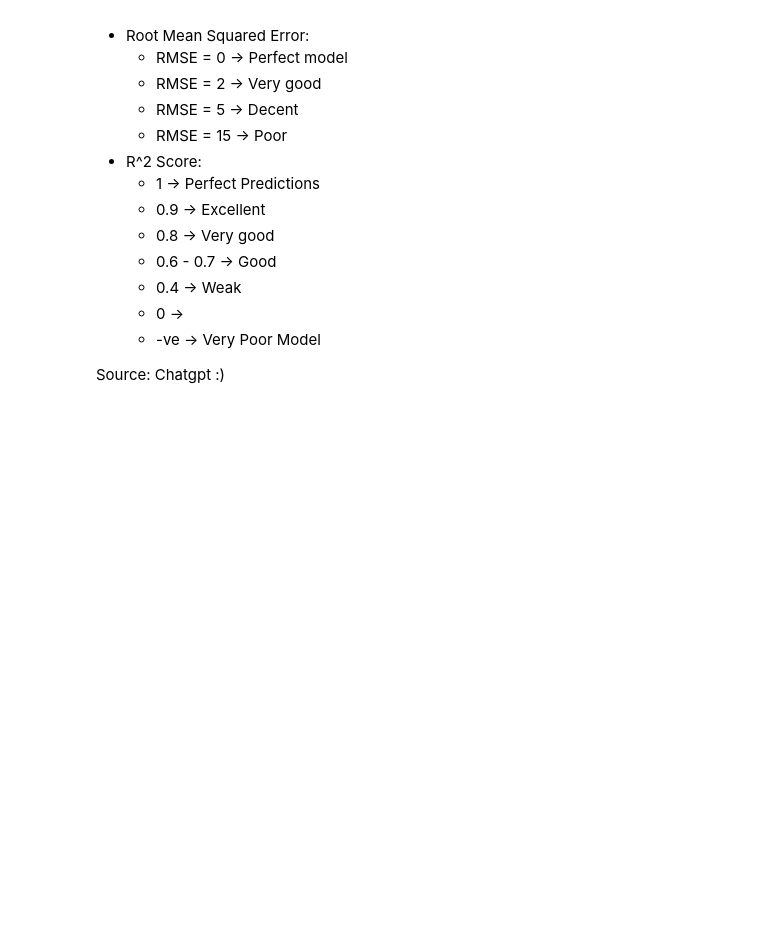
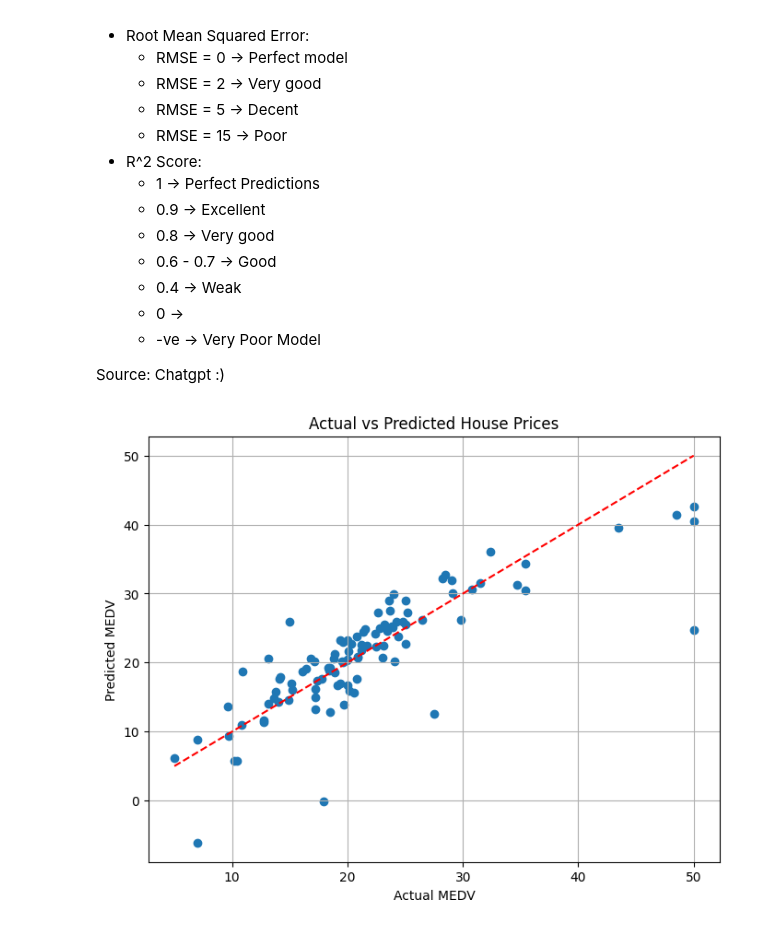
Before and after one commit to laibanadeem1/ML-Internship, a Jupyter notebook: Week1.ipynb, the cells around one changed output. Drawn from its saved outputs; the diff is of its cells as text; code cells hidden in the pictures; blank space fills up the shorter version.

```diff
--- a/Week1.ipynb
+++ b/Week1.ipynb
@@ -195,6 +192,13 @@ Applying linear regression without dropping a feature.
 # %%
 #dropping this feature cuz RAD and TAX are extremely correlated (0.91).
-x = x.drop('RAD', axis=1)
+#dropping other 6 features for experiment 2
+# x = x.drop('RAD', axis=1)
+# x = x.drop('ZN', axis=1)
+# x = x.drop('INDUS', axis=1)
+# x = x.drop('CHAS', axis=1)
+# x = x.drop('NOX', axis=1)
+# x = x.drop('PTRATIO', axis=1)
+# x = x.drop('B', axis=1)
 # %% [markdown]
 ### Train-Test Split
 # %%
@@ -260,3 +272,20 @@ R² Score: 0.6390347738951406
     - -ve -> Very Poor Model
 
 Source: Chatgpt :)
+# %%
+plt.figure(figsize=(8,6))
+plt.scatter(y_test, y_pred)
+
+plt.plot(
+    [y_test.min(), y_test.max()],
+    [y_test.min(), y_test.max()],
+    'r--'
+)
+
+plt.xlabel("Actual MEDV")
+plt.ylabel("Predicted MEDV")
+plt.title("Actual vs Predicted House Prices")
+plt.grid(True)
+plt.show()
+# %% [output]
+[figure, added]
```
Also changed, not shown: parts of 5 cells of this notebook.
